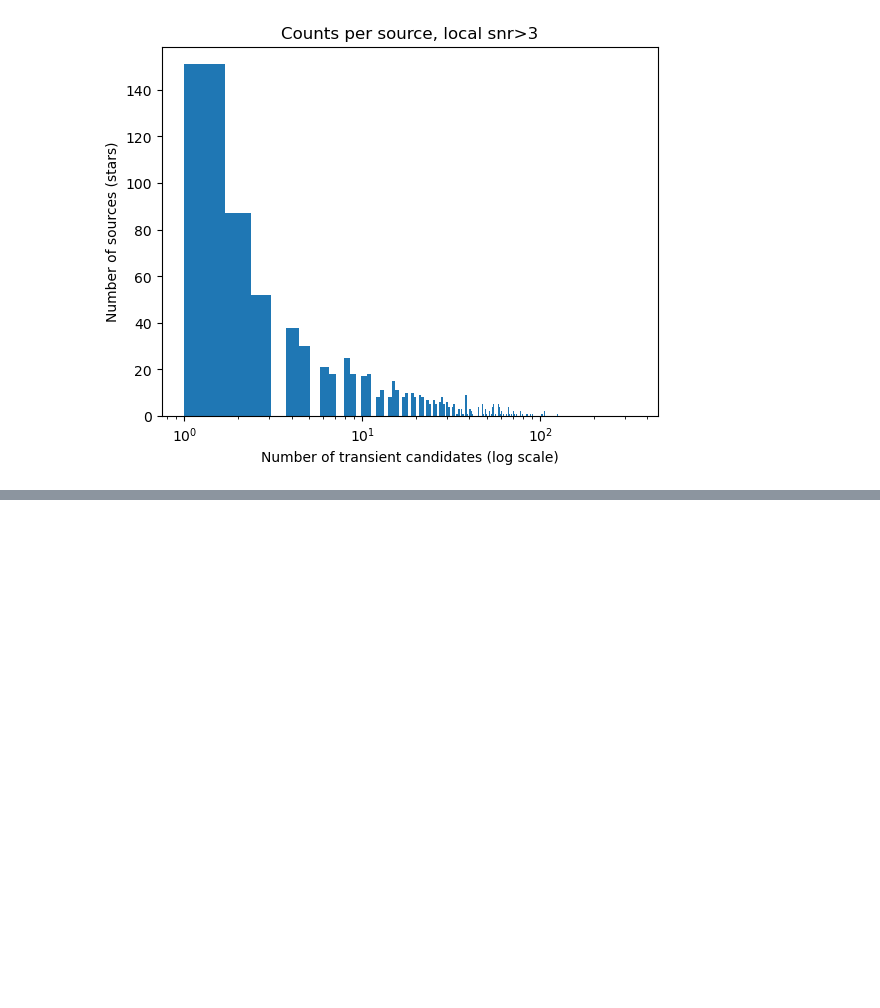
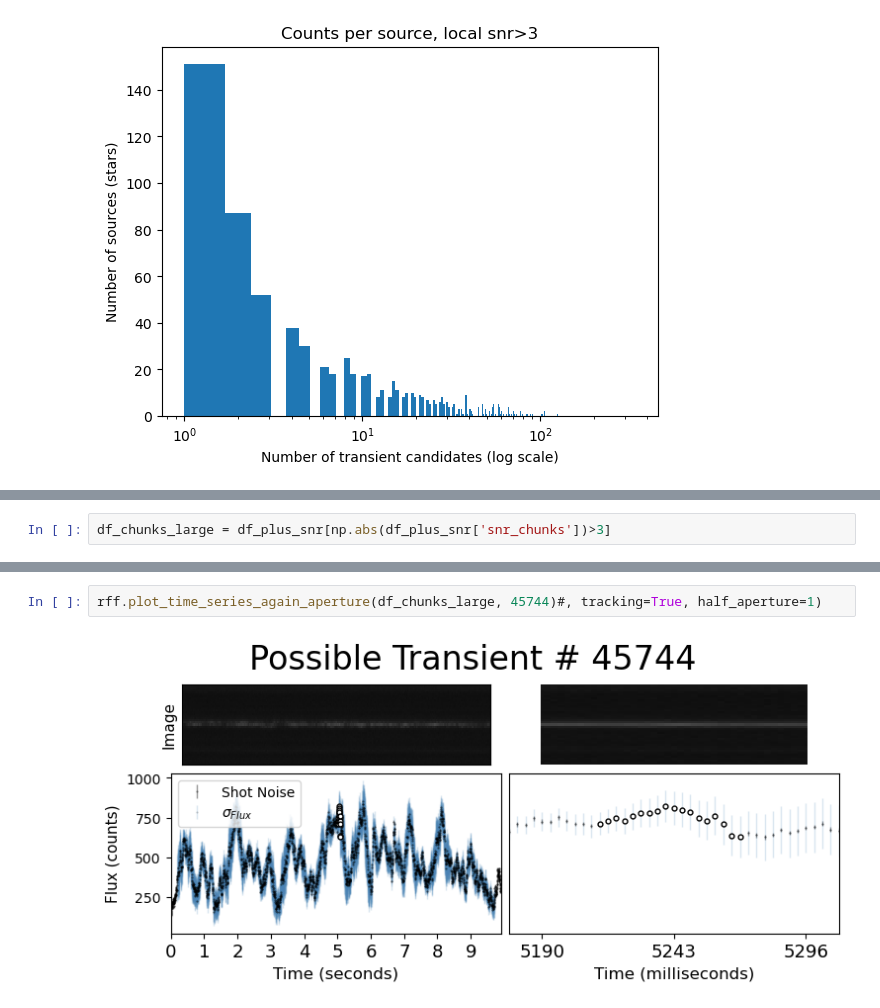
Before and after one commit to SHDaniels/Continuous-Readout-Image-Transient-Detection-with-CNNs, a Jupyter notebook: adding_snrs.ipynb, the cells around one changed output, grey strips where cells are left out. Cells and saved outputs as stored; diff of their text form; blank space fills up the shorter version.

```diff
--- a/adding_snrs.ipynb
+++ b/adding_snrs.ipynb
@@ -123,0 +133,2 @@ Text(0, 0.5, 'Number of sources (stars)')
+# %%
+df_chunks_large = df_plus_snr[np.abs(df_plus_snr['snr_chunks'])>3]
@@ -123,0 +156,4 @@ Text(0, 0.5, 'Number of sources (stars)')
+# %%
+rff.plot_time_series_again_aperture(df_chunks_large, 45744)#, tracking=True, half_aperture=1)
+# %% [output]
+[figure, added]
```
Also changed, not shown: parts of 38 cells of this notebook.
